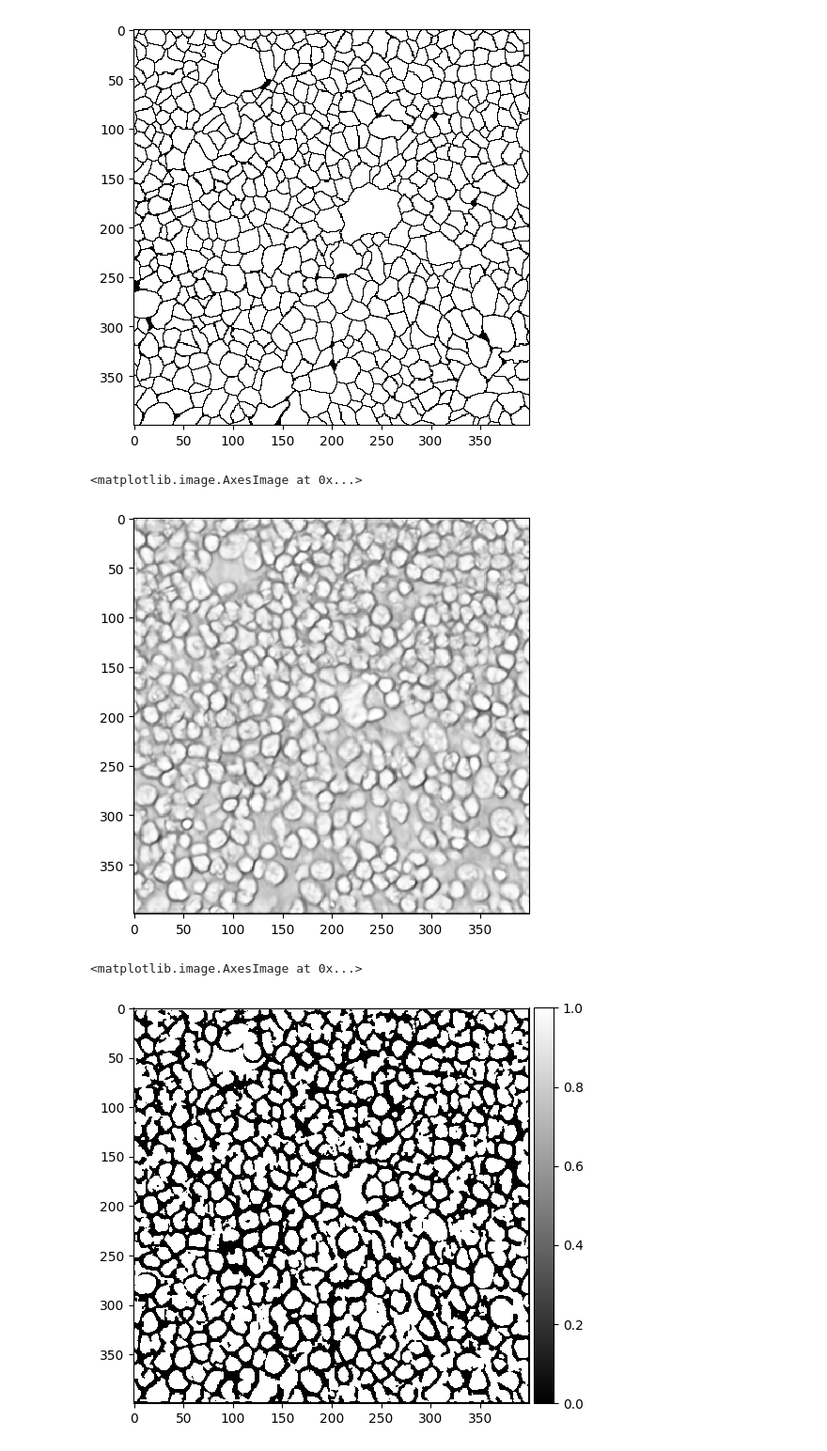
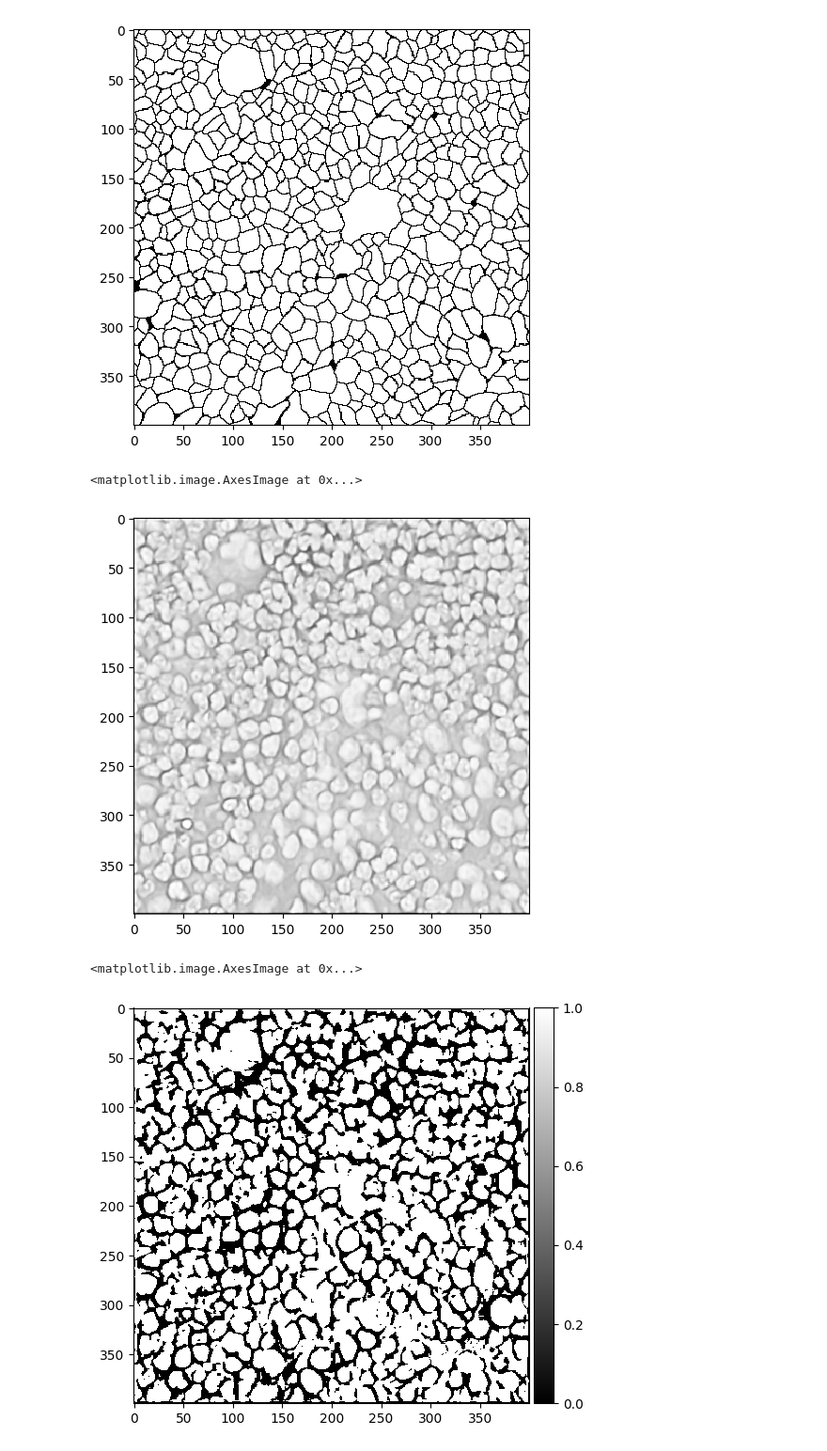
Before and after one commit to ganand2021/multiplexed-immunofluorescence-instance-segmentation, a Jupyter notebook: scripts/model.ipynb, the cells around one changed output. Shown at 94% size. Drawn from its saved outputs; the diff is of its cells as text; code cells hidden in the pictures.

```diff
--- a/scripts/model.ipynb
+++ b/scripts/model.ipynb
@@ -20,7 +23,7 @@ from collections import OrderedDict
 ##### Hyperparameters
 # %%
 batch_size = 4
-learning_rate = 0.001
+learning_rate = 0.005
 num_epochs = 20
 device = torch.device('cuda' if torch.cuda.is_available() else 'cpu')
 print(device)
@@ -482,9 +485,9 @@ sam_output = model(image.unsqueeze(0).to(device))
 imshow(sam_output.squeeze().detach().cpu().numpy(), cmap="gray")
 # %% [output]
 <matplotlib.image.AxesImage at 0x...>
-[figure, old version]
+[figure, new version]
 # %%
-imshow(torch.where(sam_output>0.75, 1, 0).detach().cpu().numpy().squeeze(), cmap="gray")
+imshow(torch.where(sam_output>0.78, 1, 0).detach().cpu().numpy().squeeze(), cmap="gray")
 # %% [output]
 <matplotlib.image.AxesImage at 0x...>
-[figure, old version]
+[figure, new version]
```
Also changed, not shown: parts of 2 cells of this notebook, 3 other files.
